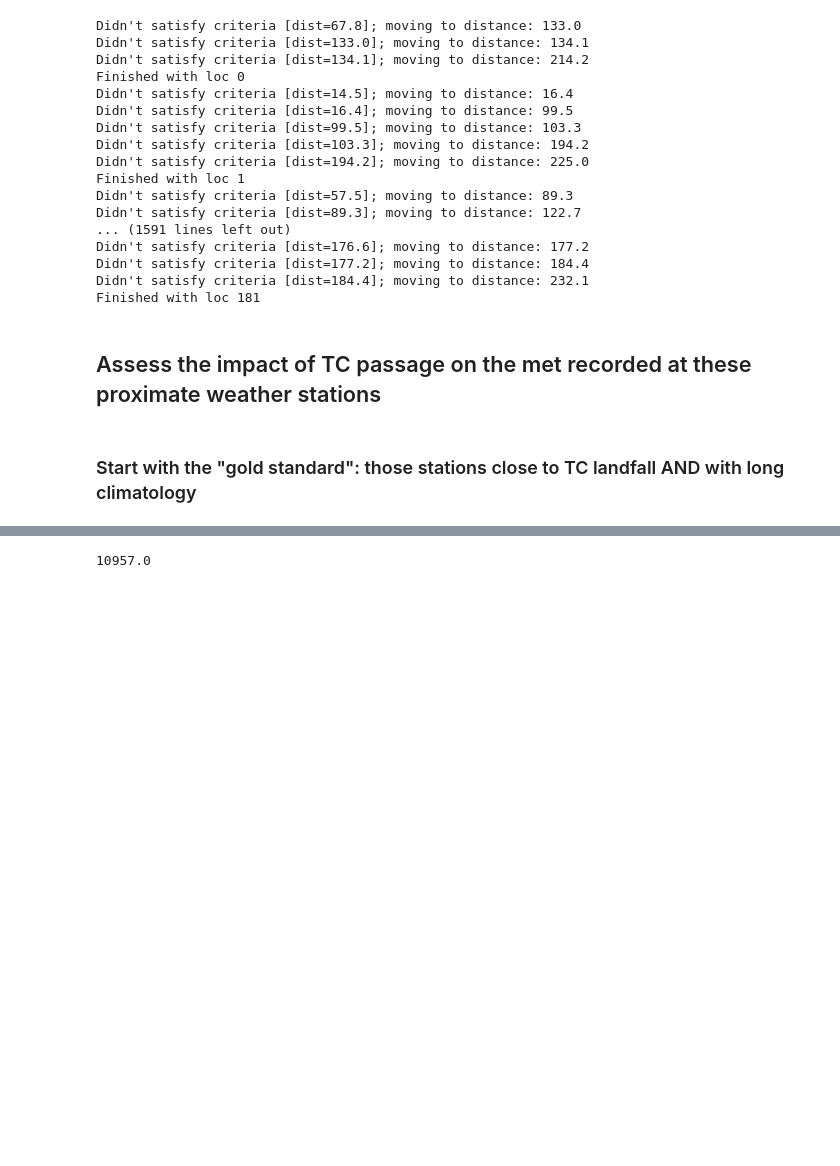
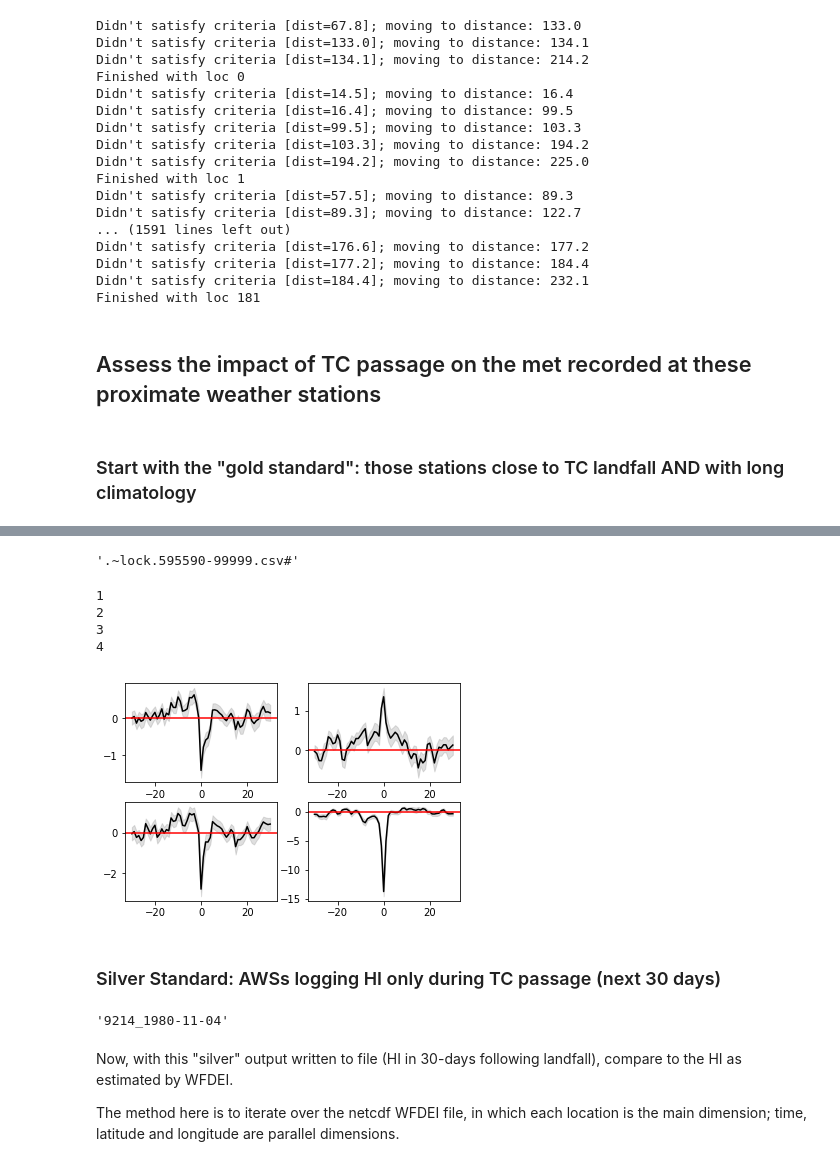
Before and after one commit to climatom/TC-DeadlyHeat, a Jupyter notebook: AnalysisCode/Assess_TC_Met_Stations.ipynb, the cells around one changed output, grey strips where cells are left out. Cells and saved outputs as stored; diff of their text form; code cells hidden in the pictures; blank space fills up the shorter version.

```diff
--- a/AnalysisCode/Assess_TC_Met_Stations.ipynb
+++ b/AnalysisCode/Assess_TC_Met_Stations.ipynb
@@ -80,7 +93,7 @@ with open(outfile,"w") as fo:
 
                 # Examine pressure and hi
                 # Note these ranges should be constrained based on GSOD meta-data
-                n_press=np.sum(np.logical_and(hit_data["slp"]<1100,hit_data["slp"]>800))
+                n_press=np.sum(np.logical_and(hit_data["slp"]!=9999.9,hit_data["slp"]!=9999.9))
                 n_hi=np.sum(np.logical_and(hit_data["hi"]>-100,hit_data["hi"]<200))
 
                 # Then all data here
@@ -182,4 +195,0 @@ ncom=np.sum(~np.isnan(corevars[["hi","slp"]].sum(axis=1)))
-# %%
-ncom; nd
-# %% [output]
-10957.0
@@ -185,0 +231,4 @@ ncom; nd
+# %%
+f
+# %% [output]
+'.~lock.595590-99999.csv#'
@@ -185,0 +280,23 @@ ncom; nd
+# %%
+# Now summarise the profile - noting that nsuc gives us the number of members in our sample
+fig,ax=plt.subplots(2,2)
+x=range(-30,31)
+vs=[temp_anom[:,:nsuc],hum_anom[:,:nsuc],hi_anom[:,:nsuc],slp_anom[:,:nsuc]]
+denom=np.sqrt(nsuc)
+count=0
+for v in vs:
+    mu=np.mean(v,axis=1)
+    std=np.std(v,axis=1)
+    sterr=std/denom
+    ax.flat[count].fill_between(x,mu-sterr,mu+sterr,color="grey",alpha=0.25)
+    ax.flat[count].plot(x,mu,color="k")
+    ax.flat[count].axhline(0,color="red")
+    count+=1; print count
+# %% [output]
+1
+2
+3
+4
+[figure, added]
+# %% [markdown]
+### Silver Standard: AWSs logging HI only during TC passage (next 30 days)
@@ -185,0 +412,9 @@ ncom; nd
+# %%
+key
+# %% [output]
+'9214_1980-11-04'
+# %% [markdown]
+Now, with this "silver" output written to file (HI in 30-days following landfall), compare to the HI as estimated
+by WFDEI.
+
+The method here is to iterate over the netcdf WFDEI file, in which each location is the main dimension; time, latitude and longitude are parallel dimensions.
```
Also changed, not shown: parts of 14 cells of this notebook, 6 other files.
